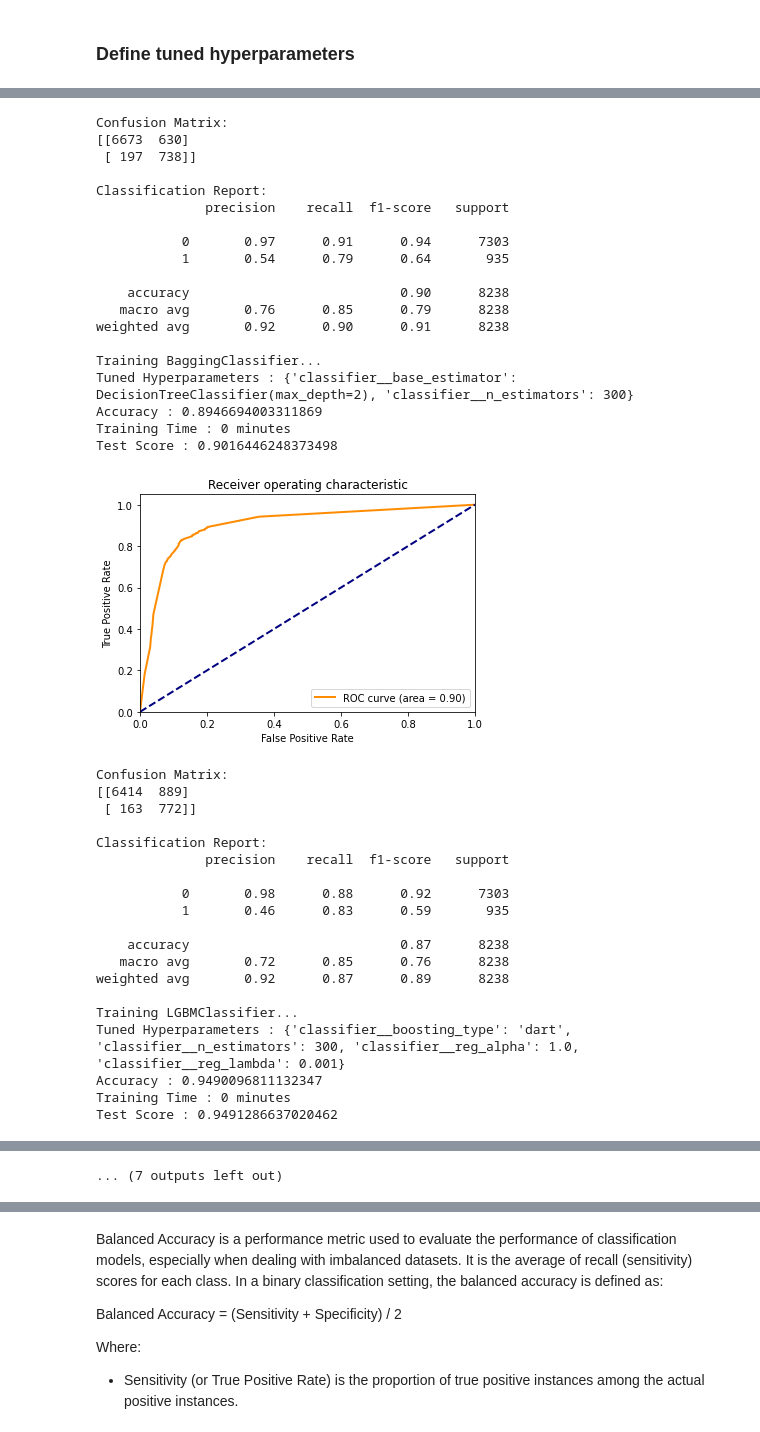
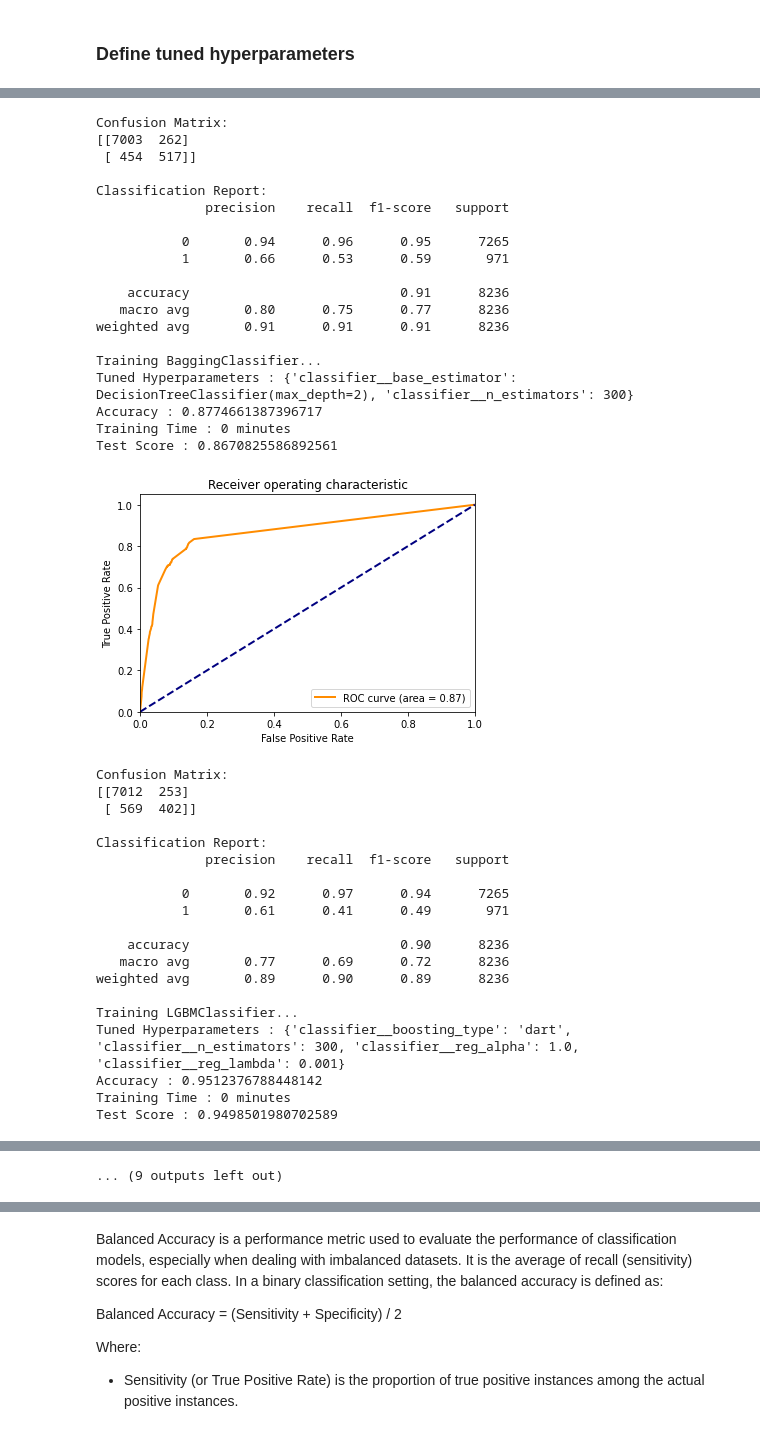
Before and after one commit to gitkym/uvs_bank_marketing_project, a Jupyter notebook: decision_trees.ipynb, the cells around one changed output, grey strips where cells are left out. Drawn from its saved outputs; the diff is of its cells as text; code cells hidden in the pictures.

```diff
--- a/decision_trees.ipynb
+++ b/decision_trees.ipynb
@@ -478,16 +494,18 @@ param_extra = {
     'classifier__n_estimators': [300]
 }
 param_rgf = {
-    'classifier__algorithm': 'RGF',
+    'classifier__algorithm': ['RGF'],
     'classifier__max_leaf': [1000]
 }
 # %%
-import make_model_5
-reload(make_model_5)
-from make_model_5 import make_model
+import make_model_6
+reload(make_model_6)
+from make_model_6 import make_model
 
 random_state = 42
 folds = 5
+resampling = [0.2, 0.5]     # over size for SMOTE and under size for RandomUnderSampler
+# resampling = None                            # Try None for no resampling
 
 models = {
     'DecisionTree': DecisionTreeClassifier(random_state=random_state),
@@ -515,13 +533,13 @@ parameters = {
 
 results = []
 metrics_list = []
-df = df_orig.copy()
+df = df_copy.copy()
 for model_name, model in models.items():
     print(f"Training {model_name}...")
-    clf_grid, time, test_score, metrics_df = make_model(df, model, parameters[model_name], test_size=0.2, folds=folds)
+    clf_grid, time, test_score, metrics_df = make_model(df, model, parameters[model_name], test_size=0.2, folds=folds, resampling=resampling)
 
     # Save the model to disk
-    pickle.dump(clf_grid, open(f'trained_models/tuned_{model_name}.pkl', 'wb'))
+    pickle.dump(clf_grid, open(f'trained_models/tuned_{model_name}_{resampling}.pkl', 'wb'))
 
     results.append({
         'Model': model_name,
@@ -610,43 +628,43 @@ Test Score : 0.9441622774612441
 [figure]
 Confusion Matrix:
-[[6673  630]
- [ 197  738]]
+[[7003  262]
+ [ 454  517]]
 
 Classification Report:
               precision    recall  f1-score   support
 
-           0       0.97      0.91      0.94      7303
-           1       0.54      0.79      0.64       935
+           0       0.94      0.96      0.95      7265
+           1       0.66      0.53      0.59       971
 
-    accuracy                           0.90      8238
-   macro avg       0.76      0.85      0.79      8238
-weighted avg       0.92      0.90      0.91      8238
+    accuracy                           0.91      8236
+   macro avg       0.80      0.75      0.77      8236
+weighted avg       0.91      0.91      0.91      8236
 
 Training BaggingClassifier...
 Tuned Hyperparameters : {'classifier__base_estimator': DecisionTreeClassifier(max_depth=2), 'classifier__n_estimators': 300}
-Accuracy : 0.8946694003311869
+Accuracy : 0.8774661387396717
 Training Time : 0 minutes
-Test Score : 0.9016446248373498
+Test Score : 0.8670825586892561
-[figure, old version]
+[figure, new version]
 Confusion Matrix:
-[[6414  889]
- [ 163  772]]
+[[7012  253]
+ [ 569  402]]
 
 Classification Report:
               precision    recall  f1-score   support
 
-           0       0.98      0.88      0.92      7303
-           1       0.46      0.83      0.59       935
+           0       0.92      0.97      0.94      7265
+           1       0.61      0.41      0.49       971
 
-    accuracy                           0.87      8238
-   macro avg       0.72      0.85      0.76      8238
-weighted avg       0.92      0.87      0.89      8238
+    accuracy                           0.90      8236
+   macro avg       0.77      0.69      0.72      8236
+weighted avg       0.89      0.90      0.89      8236
 
 Training LGBMClassifier...
 Tuned Hyperparameters : {'classifier__boosting_type': 'dart', 'classifier__n_estimators': 300, 'classifier__reg_alpha': 1.0, 'classifier__reg_lambda': 0.001}
-Accuracy : 0.9490096811132347
+Accuracy : 0.9512376788448142
 Training Time : 0 minutes
-Test Score : 0.9491286637020462
+Test Score : 0.9498501980702589
 [figure]
-... (7 outputs left out)
+... (9 outputs left out)
 # %% [markdown]
```
Also changed, not shown: parts of 13 cells of this notebook, 28 other files.
